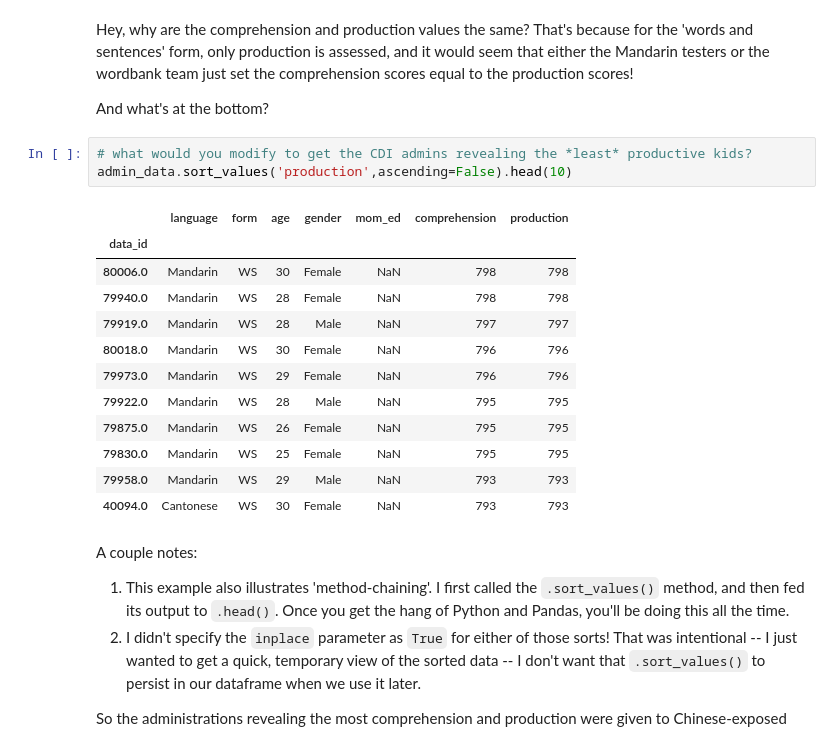
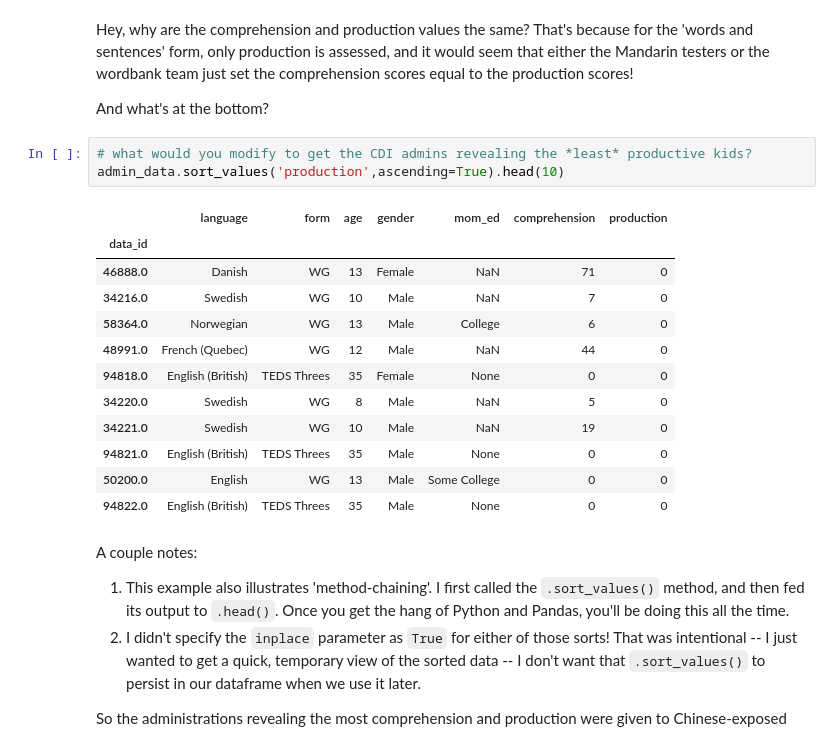
Before and after one commit to drussellmrichie/uconn_jterm_python_workshops, a Jupyter notebook: python-data-analysis/Python Data Analysis Tutorial.ipynb, the cells around one changed output. Drawn from its saved outputs; the diff is of its cells as text.

```diff
--- a/python-data-analysis/Python Data Analysis Tutorial.ipynb
+++ b/python-data-analysis/Python Data Analysis Tutorial.ipynb
@@ -503,20 +516,20 @@ Hey, why are the comprehension and production values the same? That's because fo
 And what's at the bottom?
 # %%
 # what would you modify to get the CDI admins revealing the *least* productive kids?
-admin_data.sort_values('production',ascending=False).head(10)
+admin_data.sort_values('production',ascending=True).head(10)
 # %% [output]
 |  | language | form | age | gender | mom_ed | comprehension | production |
 | data_id |  |  |  |  |  |  |  |
-| 80006.0 | Mandarin | WS | 30 | Female | NaN | 798 | 798 |
-| 79940.0 | Mandarin | WS | 28 | Female | NaN | 798 | 798 |
-| 79919.0 | Mandarin | WS | 28 | Male | NaN | 797 | 797 |
-| 80018.0 | Mandarin | WS | 30 | Female | NaN | 796 | 796 |
-| 79973.0 | Mandarin | WS | 29 | Female | NaN | 796 | 796 |
-| 79922.0 | Mandarin | WS | 28 | Male | NaN | 795 | 795 |
-| 79875.0 | Mandarin | WS | 26 | Female | NaN | 795 | 795 |
-| 79830.0 | Mandarin | WS | 25 | Female | NaN | 795 | 795 |
-| 79958.0 | Mandarin | WS | 29 | Male | NaN | 793 | 793 |
-| 40094.0 | Cantonese | WS | 30 | Female | NaN | 793 | 793 |
+| 46888.0 | Danish | WG | 13 | Female | NaN | 71 | 0 |
+| 34216.0 | Swedish | WG | 10 | Male | NaN | 7 | 0 |
+| 58364.0 | Norwegian | WG | 13 | Male | College | 6 | 0 |
+| 48991.0 | French (Quebec) | WG | 12 | Male | NaN | 44 | 0 |
+| 94818.0 | English (British) | TEDS Threes | 35 | Female | None | 0 | 0 |
+| 34220.0 | Swedish | WG | 8 | Male | NaN | 5 | 0 |
+| 34221.0 | Swedish | WG | 10 | Male | NaN | 19 | 0 |
+| 94821.0 | English (British) | TEDS Threes | 35 | Male | None | 0 | 0 |
+| 50200.0 | English | WG | 13 | Male | Some College | 0 | 0 |
+| 94822.0 | English (British) | TEDS Threes | 35 | Male | None | 0 | 0 |
 # %% [markdown]
 A couple notes:
 
```
Also changed, not shown: parts of 10 cells of this notebook, 1 other file.
